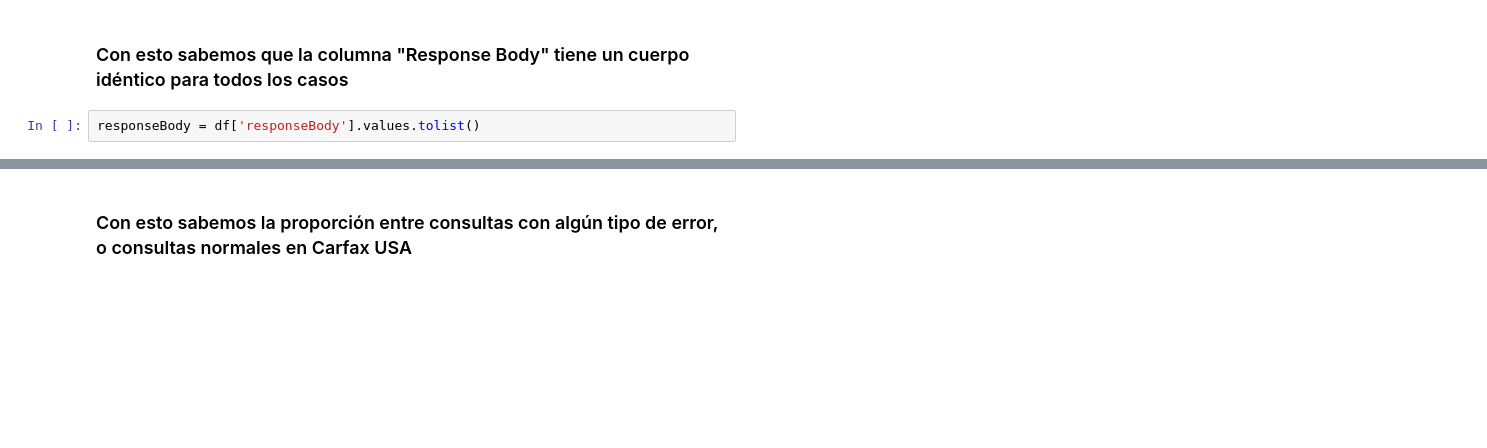
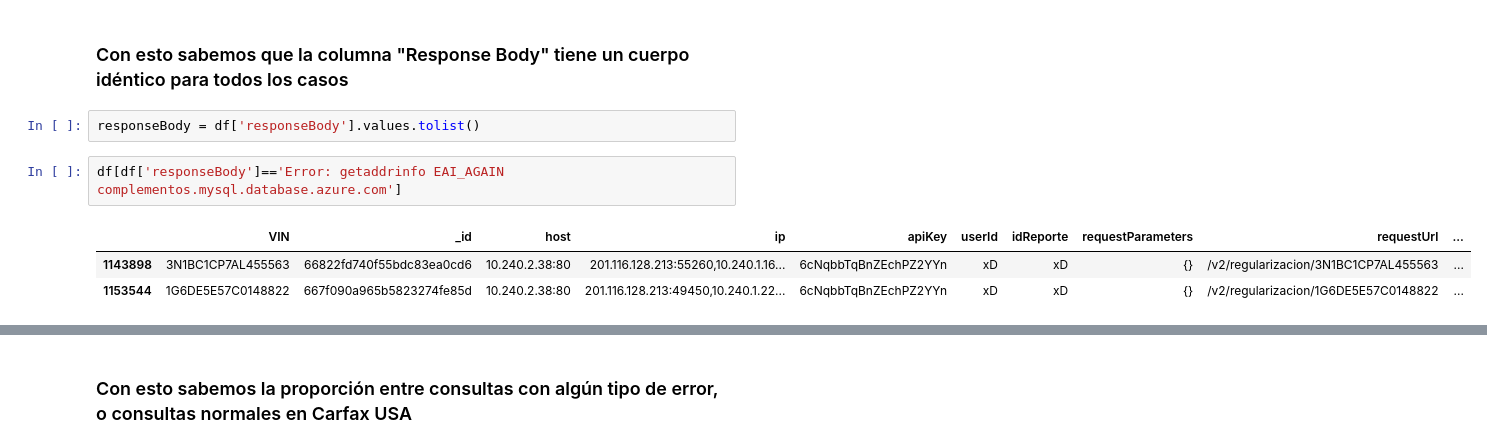
Before and after one commit to BranCF/microservices_consults, a Jupyter notebook: script1.ipynb, the cells around one changed output, grey strips where cells are left out. Cells and saved outputs as stored; diff of their text form; blank space fills up the shorter version.

```diff
--- a/script1.ipynb
+++ b/script1.ipynb
@@ -71,5 +116,11 @@ def determineDistinctValues(df, col):
 <h3>Con esto sabemos que la columna "Response Body" tiene un cuerpo idéntico para todos los casos</h3>
 # %%
 responseBody = df['responseBody'].values.tolist()
+# %%
+df[df['responseBody']=='Error: getaddrinfo EAI_AGAIN complementos.mysql.database.azure.com']
+# %% [output]
+|  | VIN | _id | host | ip | apiKey | userId | idReporte | requestParameters | requestUrl | ... |
+| 1143898 | 3N1BC1CP7AL455563 | 66822fd740f55bdc83ea0cd6 | 10.240.2.38:80 | 201.116.128.213:55260,10.240.1.16... | 6cNqbbTqBnZEchPZ2YYn | xD | xD | {} | /v2/regularizacion/3N1BC1CP7AL455563 | ... |
+| 1153544 | 1G6DE5E57C0148822 | 667f090a965b5823274fe85d | 10.240.2.38:80 | 201.116.128.213:49450,10.240.1.22... | 6cNqbbTqBnZEchPZ2YYn | xD | xD | {} | /v2/regularizacion/1G6DE5E57C0148822 | ... |
 # %%
 determineDistinctKeys(responseBody)
```
Also changed, not shown: parts of 55 cells of this notebook, 15 other files.
